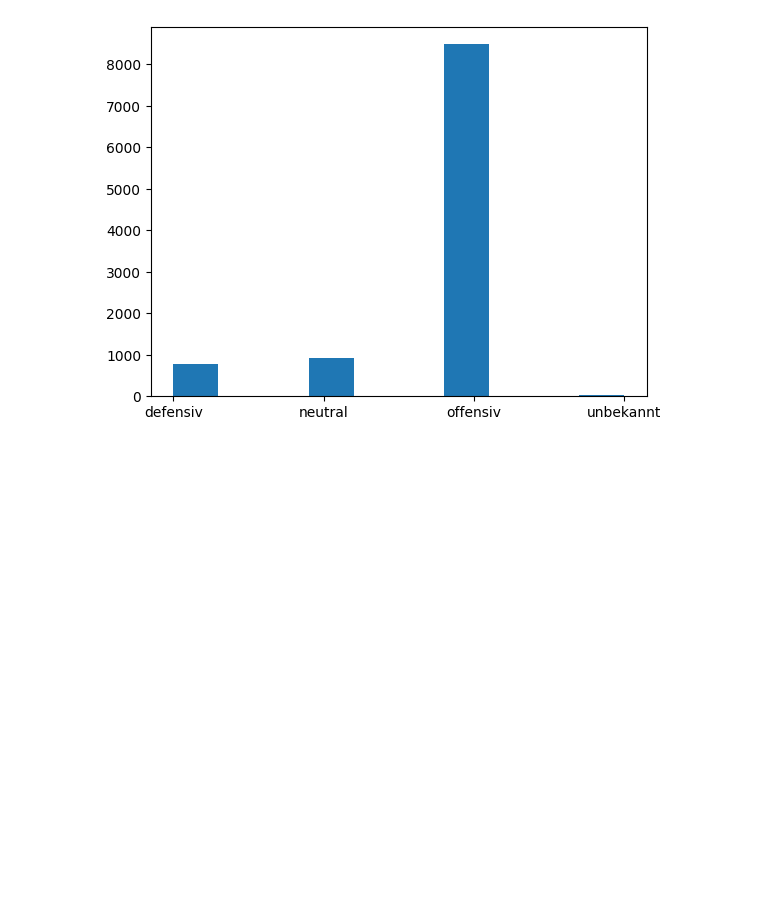
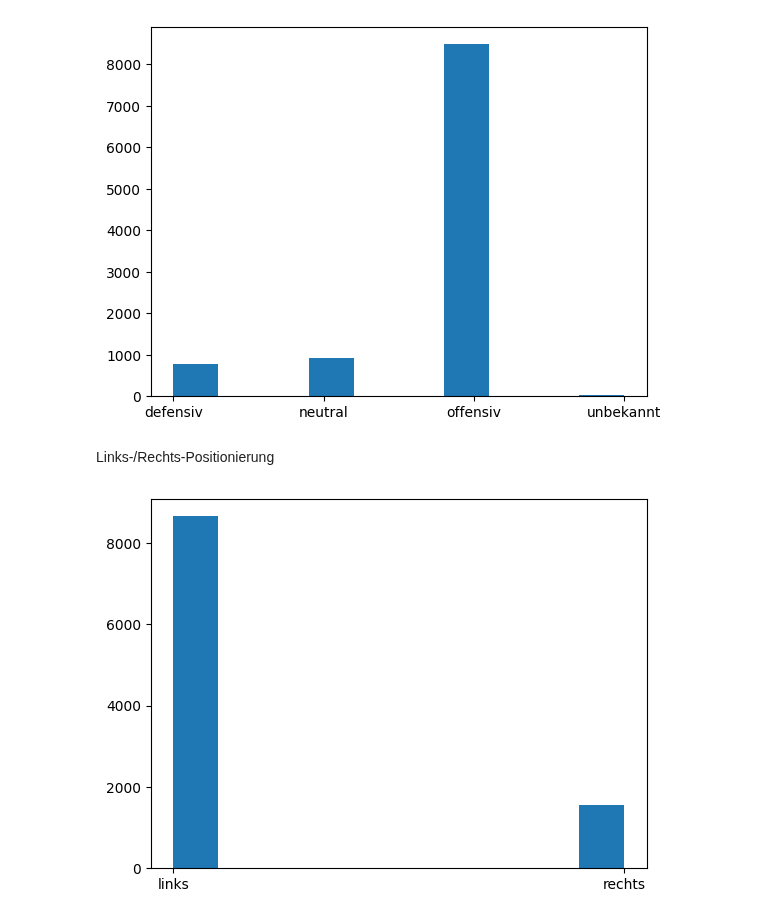
Before and after one commit to fhnw-ds/fhnw-cda2-tennis-analysis, a Jupyter notebook: field_analysis.ipynb, the cells around one changed output. Cells and saved outputs as stored; diff of their text form; code cells hidden in the pictures; blank space fills up the shorter version.

Commit message:
Feldstatistik für Positionierung

```diff
--- a/field_analysis.ipynb
+++ b/field_analysis.ipynb
@@ -235,5 +235,24 @@ plt.show()
 [figure]
 # %% [markdown]
 **Statistik obere Feldhälfte**
+# %%
+from helperClasses.BaseTransformation import BaseTransformation
+from helperClasses.DataPipeline import DataPipeline
+import pandas as pd
+import matplotlib.pyplot as plt
+import numpy as np
+data = pd.read_csv('df_detected_objects.csv')
+
+
+calibration_points = np.array([
+    [0.404, -1.434, -13.462], # service line center
+    [3.263, -1.300, -11.118], # service x singles sideline
+    [0.446, -1.444, -7.882] # baseline x singles sideline
+])
+bt = BaseTransformation(calibration_points)
+data = bt.transformData(data, [-1.5, 0, -18.28])
+
+dp = DataPipeline()
+data = dp.mergePersons(data, 0.7, 0.1)
 # %%
 dataPlayerOne = data[data['object_id'] == 1]
@@ -259,3 +280,18 @@ Try using .loc[row_indexer,col_indexer] = value instead
 See the caveats in the documentation: https://pandas.pydata.org/pandas-docs/stable/user_guide/indexing.html#returning-a-view-versus-a-copy
   dataPlayerOne.loc[dataPlayerOne['frame'] == frame, 'Position'] = 'defensiv'
 [figure]
+# %% [markdown]
+Links-/Rechts-Positionierung
+# %%
+for index, row in dataPlayerOne.iterrows():
+    x_value = row['x']
+    frame = row['frame']
+    if 0 < x_value:
+        dataPlayerOne.loc[dataPlayerOne['frame'] == frame, 'Position'] = 'links'
+    else:
+        dataPlayerOne.loc[dataPlayerOne['frame'] == frame, 'Position'] = 'rechts'
+
+plt.hist(dataPlayerOne['Position'])
+plt.show()
+# %% [output]
+[figure, added]
```
Also changed, not shown: parts of 1 cell of this notebook.
